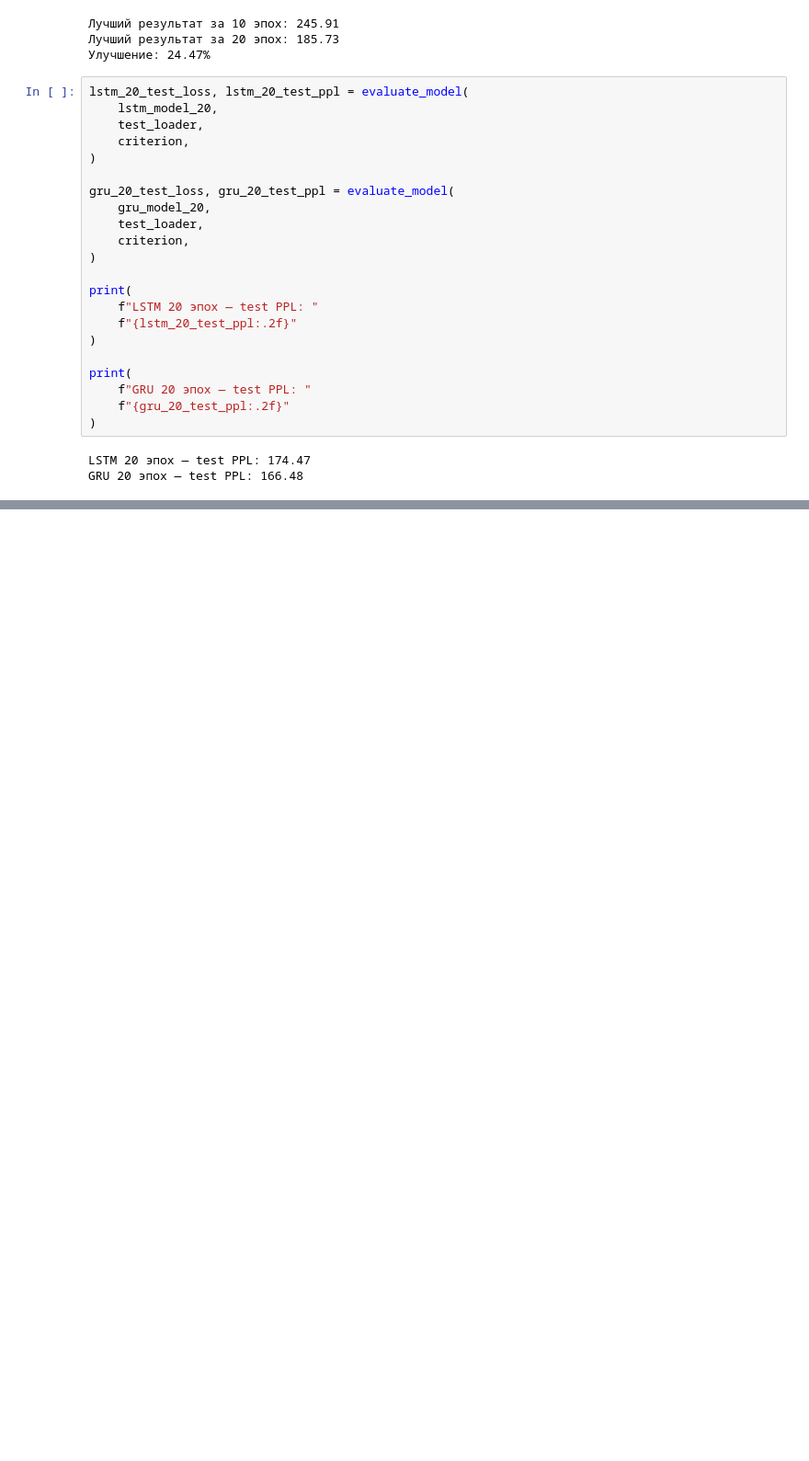
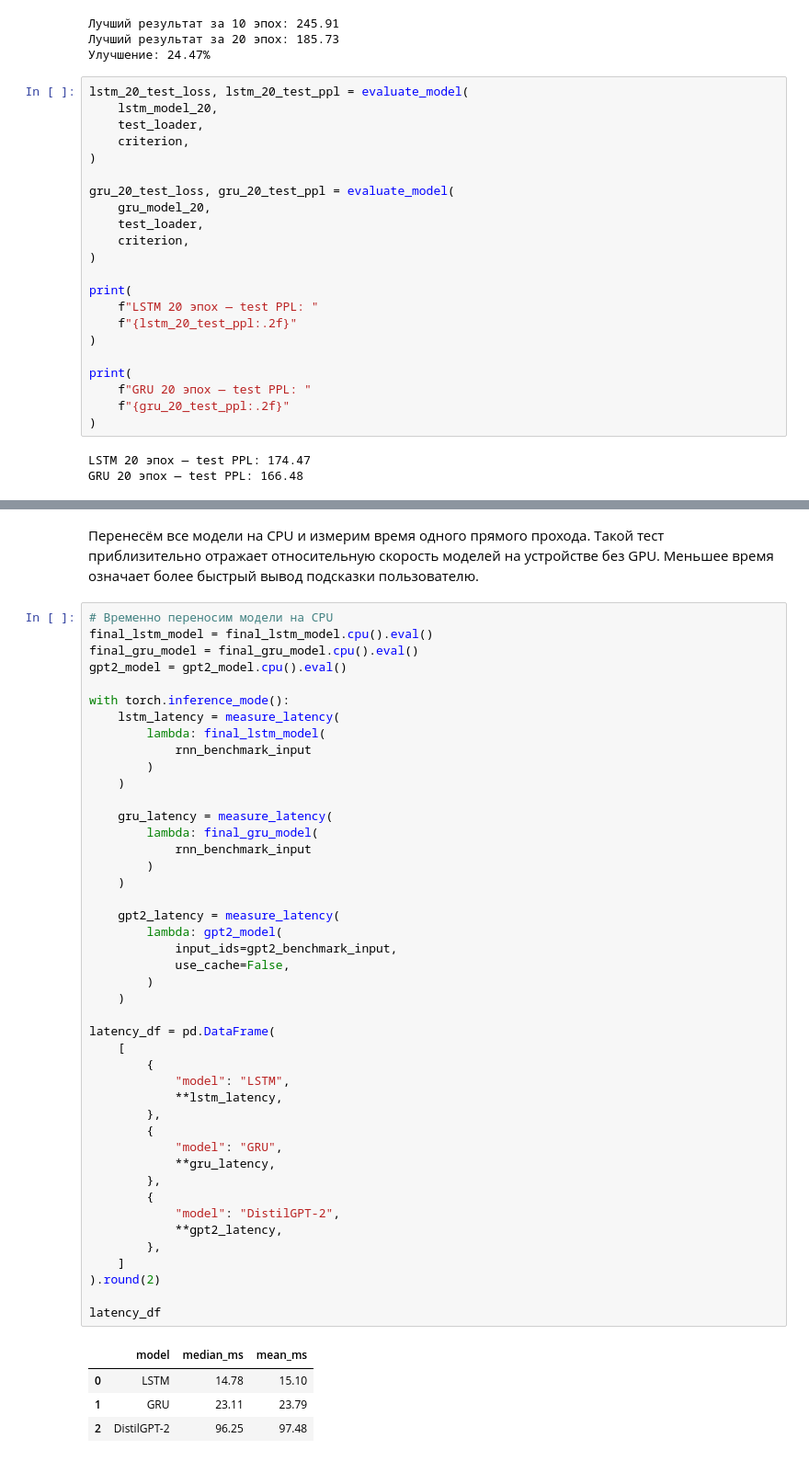
Before and after one commit to Tuinf1/03_ltsm_text_auto-completion-1_project-, a Jupyter notebook: 01_work_test.ipynb, the cells around one changed output, grey strips where cells are left out. Shown at 92% size. Saved outputs shown, nothing was run; the diff lists cells and outputs as text; blank space fills up the shorter version.

```diff
--- a/01_work_test.ipynb
+++ b/01_work_test.ipynb
@@ -2803,0 +3076,51 @@ GRU 20 эпох — test PPL: 166.48
+# %% [markdown]
+Перенесём все модели на CPU и измерим время одного прямого прохода. Такой тест приблизительно отражает относительную скорость моделей на устройстве без GPU. Меньшее время означает более быстрый вывод подсказки пользователю.
+# %%
+# Временно переносим модели на CPU
+final_lstm_model = final_lstm_model.cpu().eval()
+final_gru_model = final_gru_model.cpu().eval()
+gpt2_model = gpt2_model.cpu().eval()
+
+with torch.inference_mode():
+    lstm_latency = measure_latency(
+        lambda: final_lstm_model(
+            rnn_benchmark_input
+        )
+    )
+
+    gru_latency = measure_latency(
+        lambda: final_gru_model(
+            rnn_benchmark_input
+        )
+    )
+
+    gpt2_latency = measure_latency(
+        lambda: gpt2_model(
+            input_ids=gpt2_benchmark_input,
+            use_cache=False,
+        )
+    )
+
+latency_df = pd.DataFrame(
+    [
+        {
+            "model": "LSTM",
+            **lstm_latency,
+        },
+        {
+            "model": "GRU",
+            **gru_latency,
+        },
+        {
+            "model": "DistilGPT-2",
+            **gpt2_latency,
+        },
+    ]
+).round(2)
+
+latency_df
+# %% [output]
+|  | model | median_ms | mean_ms |
+| 0 | LSTM | 14.78 | 15.10 |
+| 1 | GRU | 23.11 | 23.79 |
+| 2 | DistilGPT-2 | 96.25 | 97.48 |
```
Also changed, not shown: parts of 23 cells of this notebook.
